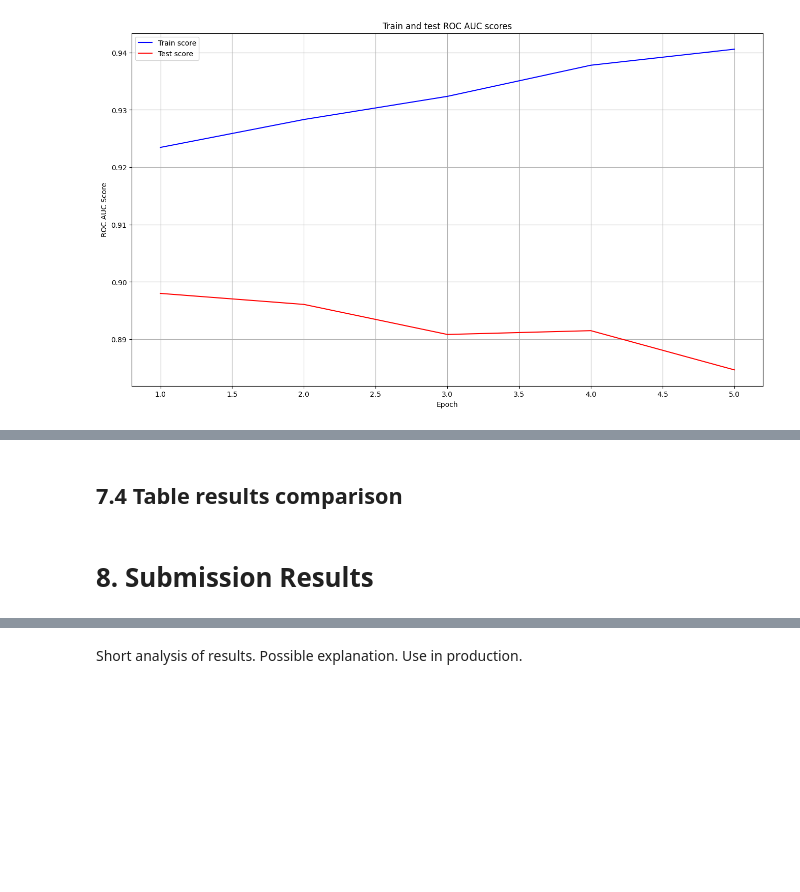
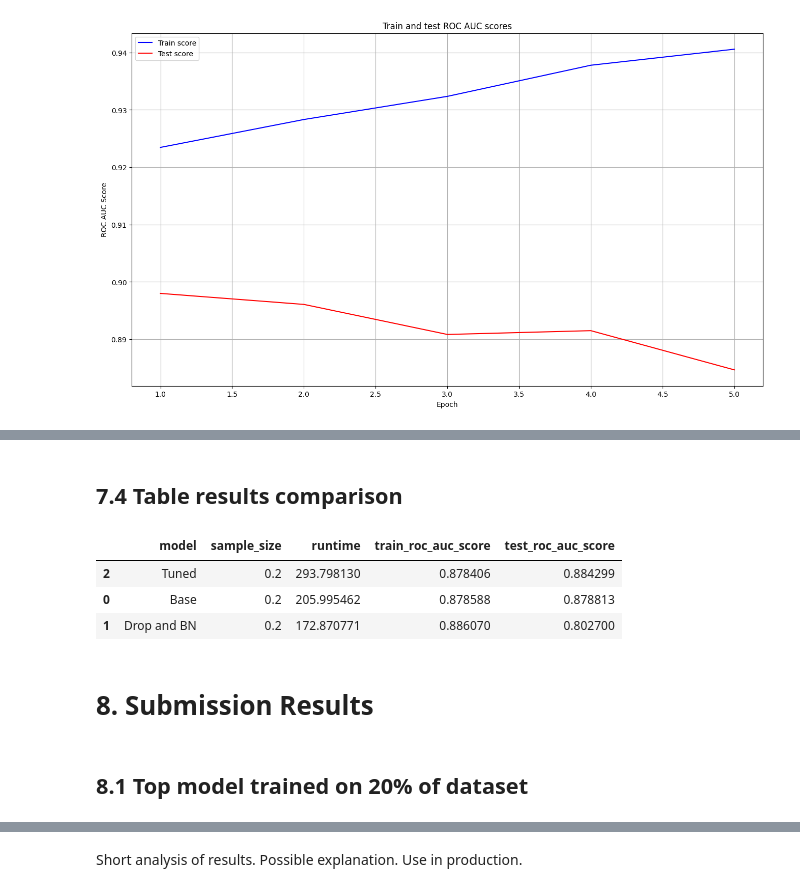
Before and after one commit to jaymanvirk/kaggle_histopathologic_cancer, a Jupyter notebook: histopathologic_cancer_detection_simple_cnn_comparison.ipynb, the cells around one changed output, grey strips where cells are left out. Drawn from its saved outputs; the diff is of its cells as text; code cells hidden in the pictures; blank space fills up the shorter version.

```diff
--- a/histopathologic_cancer_detection_simple_cnn_comparison.ipynb
+++ b/histopathologic_cancer_detection_simple_cnn_comparison.ipynb
@@ -494,28 +524,38 @@ plot_model_scores(scores_tuned)
 # %% [markdown]
-## 7.4 Table results comparison <a class="anchor" id="table_results_comparison"></a>
+## 7.4 Table results comparison <a class="anchor" id="chapter_7_4"></a>
 # %%
 table = [
     {
         'model':'Base'
+        , 'sample_size': SAMPLE_SIZE
         , 'runtime': runtime_base
         , 'train_roc_auc_score': scores_base[0][-1]
         , 'test_roc_auc_score': scores_base[1][-1]
     }
     ,{
         'model':'Drop and BN'
+        , 'sample_size': SAMPLE_SIZE
         , 'runtime': runtime_drop_bn
         , 'train_roc_auc_score': scores_drop_bn[0][-1]
         , 'test_roc_auc_score': scores_drop_bn[1][-1]
     }
     ,{
         'model':'Tuned'
+        , 'sample_size': SAMPLE_SIZE
         , 'runtime': runtime_tuned
         , 'train_roc_auc_score': scores_tuned[0][-1]
         , 'test_roc_auc_score': scores_tuned[1][-1]
     }
 ]
 
 pd.DataFrame(table).sort_values(by = ['test_roc_auc_score','runtime']
                                 , ascending = [False, True])
+# %% [output]
+|  | model | sample_size | runtime | train_roc_auc_score | test_roc_auc_score |
+| 2 | Tuned | 0.2 | 293.798130 | 0.878406 | 0.884299 |
+| 0 | Base | 0.2 | 205.995462 | 0.878588 | 0.878813 |
+| 1 | Drop and BN | 0.2 | 172.870771 | 0.886070 | 0.802700 |
 # %% [markdown]
-# 8. Submission Results <a class="anchor" id="submission_results"></a>
+# 8. Submission Results <a class="anchor" id="chapter_8"></a>
+# %% [markdown]
+## 8.1 Top model trained on 20% of dataset <a class="anchor" id="chapter_8_1"></a>
```
Also changed, not shown: parts of 41 cells of this notebook.
